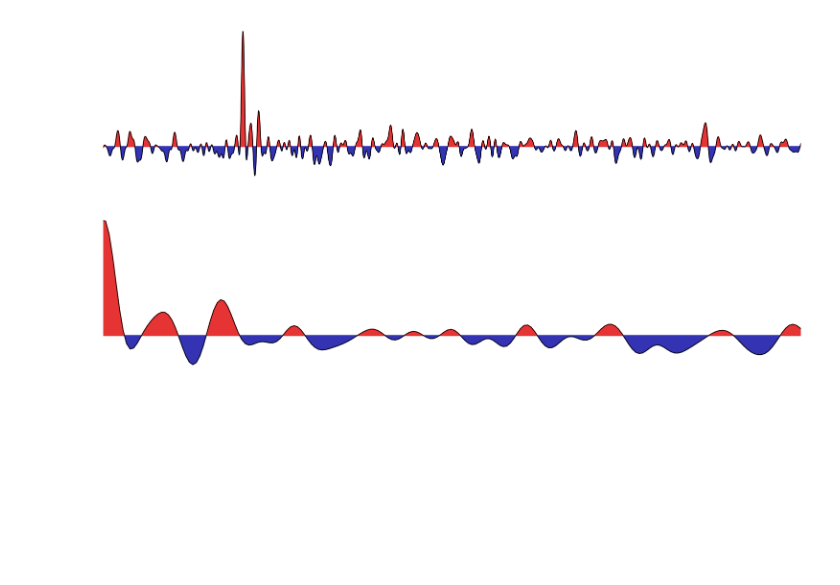
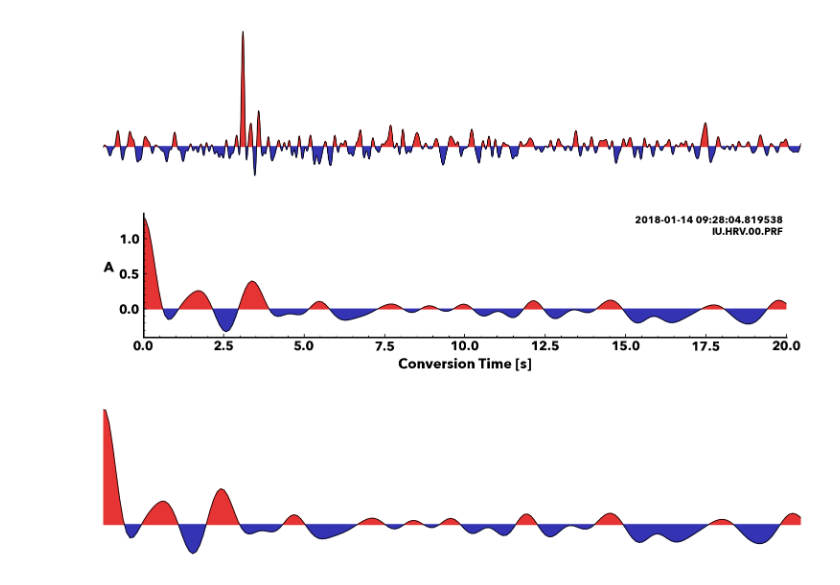
Before and after one commit to PyGLImER/PyGLImER, a Jupyter notebook: examples/00_DataCollection.ipynb, the cells around one changed output. Drawn from its saved outputs; the diff is of its cells as text; code cells hidden in the pictures; blank space fills up the shorter version.

```diff
--- a/examples/00_DataCollection.ipynb
+++ b/examples/00_DataCollection.ipynb
@@ -310,6 +310,10 @@ plot_single_rf(rfst[0], outputdir="./")
 plot_single_rf(rfst[0], clean=True)
 # %% [output]
 [figure]
+# %%
+plot_single_rf(rfst[0], tlim=[0,20])
+# %% [output]
+[figure, added]
 # %%
 plot_single_rf(rfst[0], clean=True, tlim=[0,20])
 # %% [output]
```
Also changed, not shown: parts of 7 cells of this notebook, 1 other file.
